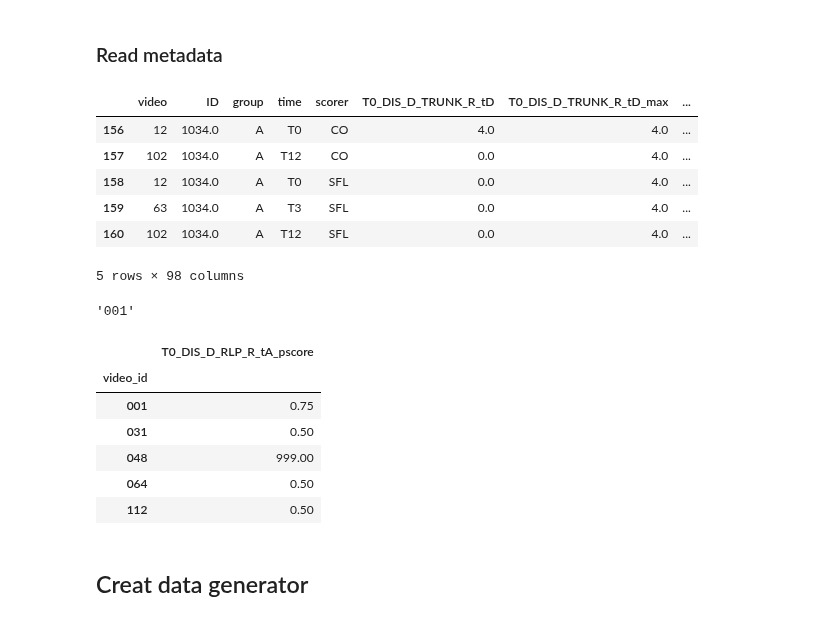
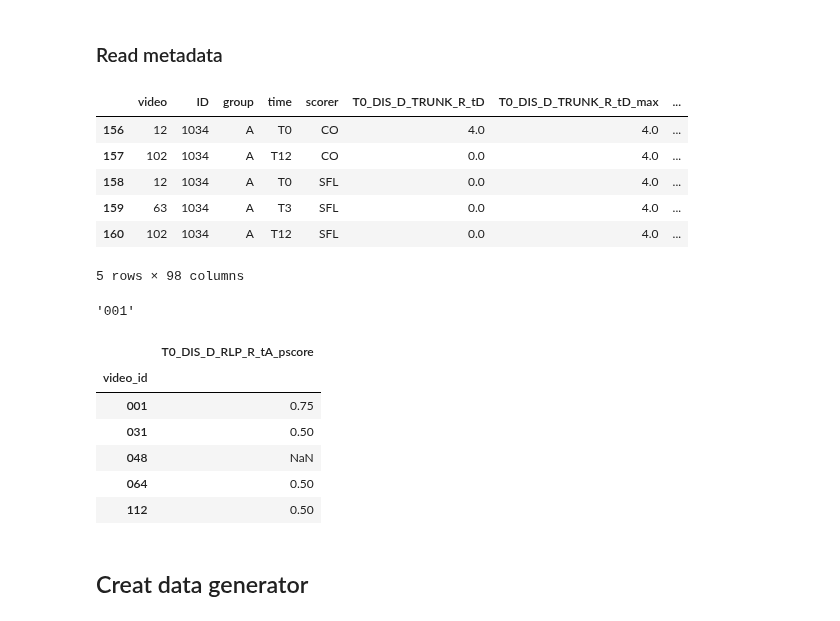
Before and after one commit to RehabAUmc/modys-video, a Jupyter notebook: notebooks/generator_based_pipeline.ipynb, the cells around one changed output. Drawn from its saved outputs; the diff is of its cells as text; code cells hidden in the pictures.

```diff
--- a/notebooks/generator_based_pipeline.ipynb
+++ b/notebooks/generator_based_pipeline.ipynb
@@ -11,34 +14,34 @@ from src.data_selection import ScoreSelector
 # %% [markdown]
 ### Read metadata
 # %%
-path_data = os.path.join(path_root, "modys-video_data")
-path_metadata = os.path.join(path_data, "data_Scoring_DIS_proximal_trunk_V1.0.xlsx")
+path_data = "data/data_lying_052929"
+path_metadata = "data/data_Scoring_DIS_proximal_trunk_V1.0.xlsx"
 
 scores_df = read_scores(path_metadata)
 # %%
 scores_df.tail()
 # %% [output]
 |  | video | ID | group | time | scorer | T0_DIS_D_TRUNK_R_tD | T0_DIS_D_TRUNK_R_tD_max | ... |
-| 156 | 12 | 1034.0 | A | T0 | CO | 4.0 | 4.0 | ... |
-| 157 | 102 | 1034.0 | A | T12 | CO | 0.0 | 4.0 | ... |
-| 158 | 12 | 1034.0 | A | T0 | SFL | 0.0 | 4.0 | ... |
-| 159 | 63 | 1034.0 | A | T3 | SFL | 0.0 | 4.0 | ... |
-| 160 | 102 | 1034.0 | A | T12 | SFL | 0.0 | 4.0 | ... |
+| 156 | 12 | 1034 | A | T0 | CO | 4.0 | 4.0 | ... |
+| 157 | 102 | 1034 | A | T12 | CO | 0.0 | 4.0 | ... |
+| 158 | 12 | 1034 | A | T0 | SFL | 0.0 | 4.0 | ... |
+| 159 | 63 | 1034 | A | T3 | SFL | 0.0 | 4.0 | ... |
+| 160 | 102 | 1034 | A | T12 | SFL | 0.0 | 4.0 | ... |
 5 rows × 98 columns
 # %%
 scores_df["video_id"][0]
 # %% [output]
 '001'
 # %%
-scores_selected = ScoreSelector(scores_to_use = ['T0_DIS_D_RLP_R_tA_pscore'],
+scores_selected = MultipleScoreSelector(scores_to_use = ['T0_DIS_D_RLP_R_tA_pscore'],
                                 scorer_to_use='CO').transform(scores_df)
 scores_selected.head()
 # %% [output]
 |  | T0_DIS_D_RLP_R_tA_pscore |
 | video_id |  |
 | 001 | 0.75 |
 | 031 | 0.50 |
-| 048 | 999.00 |
+| 048 | NaN |
 | 064 | 0.50 |
 | 112 | 0.50 |
 # %% [markdown]
```
Also changed, not shown: parts of 13 cells of this notebook, 2 other files.
